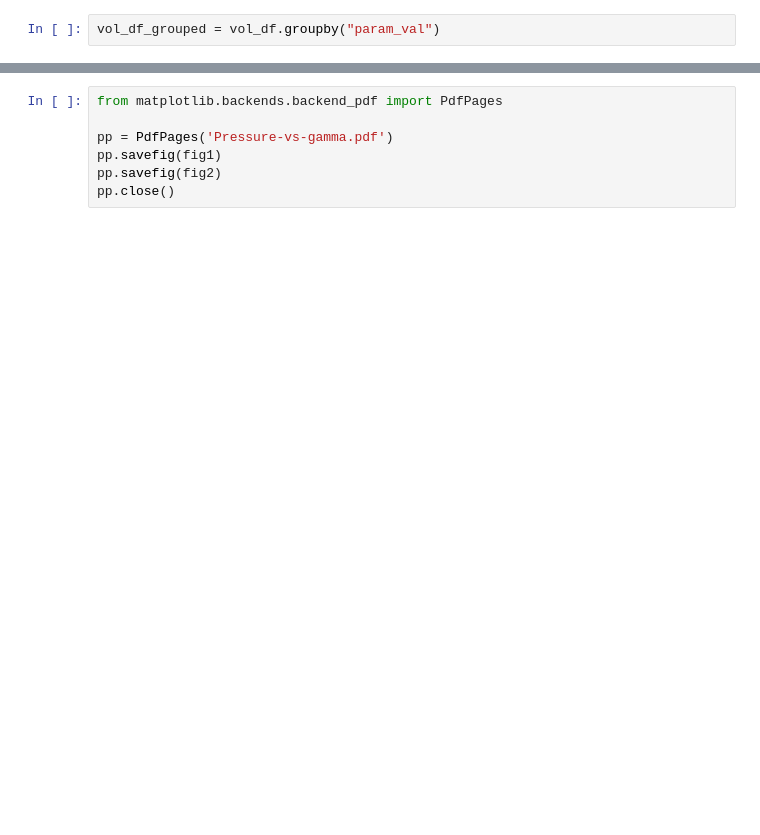
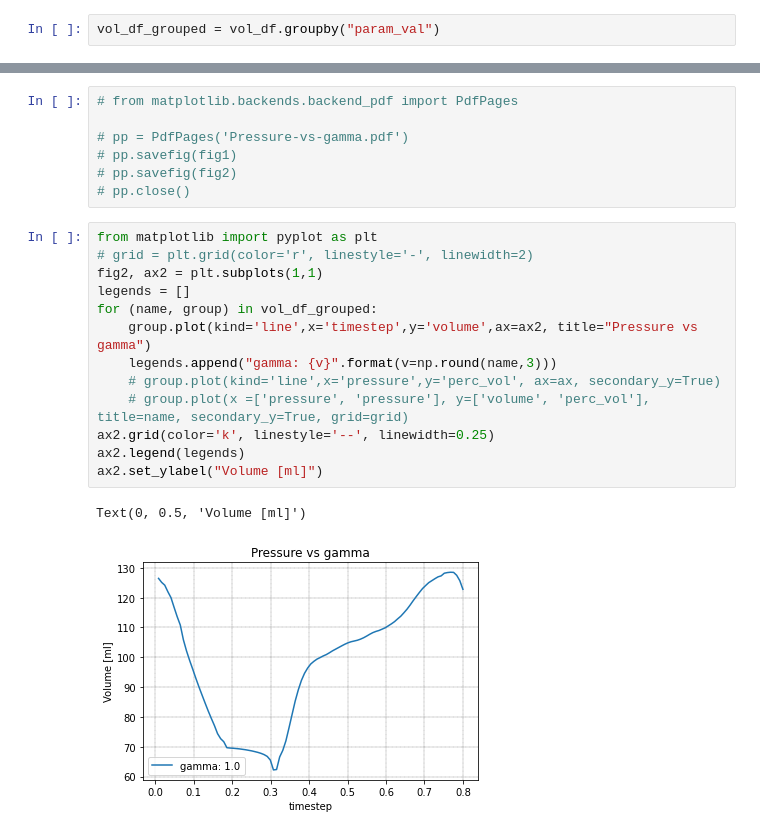
Before and after one commit to Nobregaigor/FEBio-Python-OLDVERSION, a Jupyter notebook: notebooks/PAQ-GammaStudy.ipynb, the cells around one changed output, grey strips where cells are left out. Cells and saved outputs as stored; diff of their text form; blank space fills up the shorter version.

```diff
--- a/notebooks/PAQ-GammaStudy.ipynb
+++ b/notebooks/PAQ-GammaStudy.ipynb
@@ -358,7 +399,23 @@ Text(0, 0.5, 'Volume [ml]')
 # %%
-from matplotlib.backends.backend_pdf import PdfPages
+# from matplotlib.backends.backend_pdf import PdfPages
 
-pp = PdfPages('Pressure-vs-gamma.pdf')
-pp.savefig(fig1)
-pp.savefig(fig2)
-pp.close()
+# pp = PdfPages('Pressure-vs-gamma.pdf')
+# pp.savefig(fig1)
+# pp.savefig(fig2)
+# pp.close()
+# %%
+from matplotlib import pyplot as plt
+# grid = plt.grid(color='r', linestyle='-', linewidth=2)
+fig2, ax2 = plt.subplots(1,1)
+legends = []
+for (name, group) in vol_df_grouped:
+    group.plot(kind='line',x='timestep',y='volume',ax=ax2, title="Pressure vs gamma")
+    legends.append("gamma: {v}".format(v=np.round(name,3)))
+    # group.plot(kind='line',x='pressure',y='perc_vol', ax=ax, secondary_y=True)
+    # group.plot(x =['pressure', 'pressure'], y=['volume', 'perc_vol'], title=name, secondary_y=True, grid=grid)
+ax2.grid(color='k', linestyle='--', linewidth=0.25)
+ax2.legend(legends)
+ax2.set_ylabel("Volume [ml]")
+# %% [output]
+Text(0, 0.5, 'Volume [ml]')
+[figure, added]
```
Also changed, not shown: parts of 32 cells of this notebook, 8 other files.
